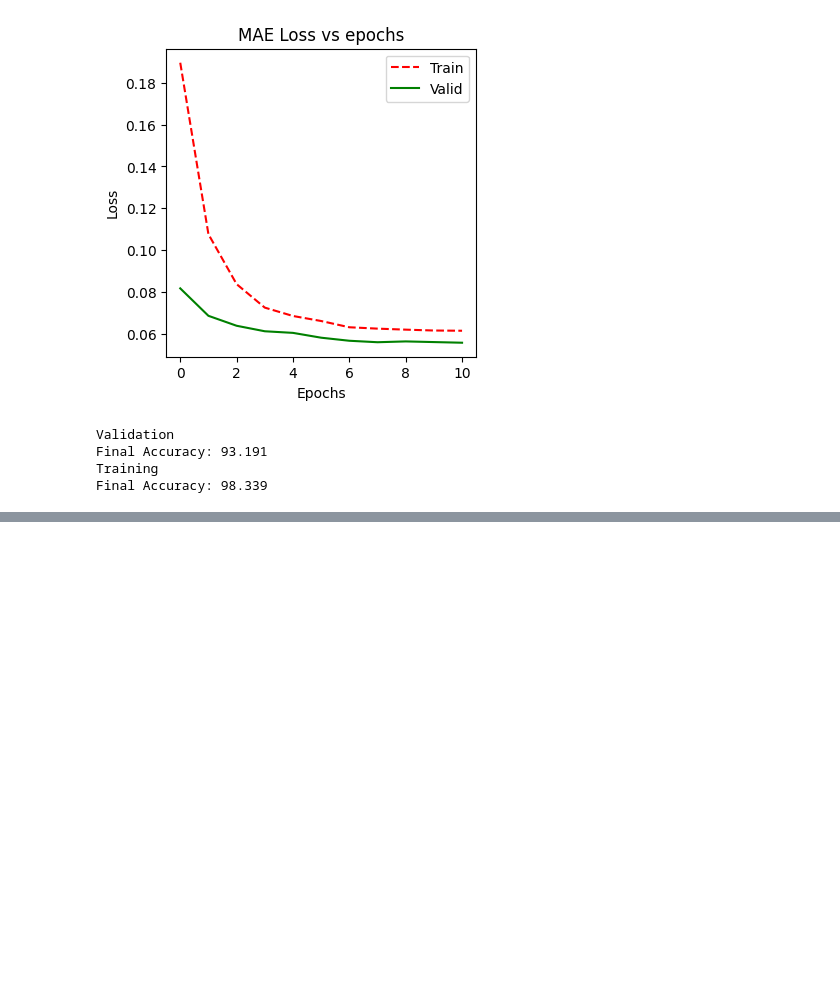
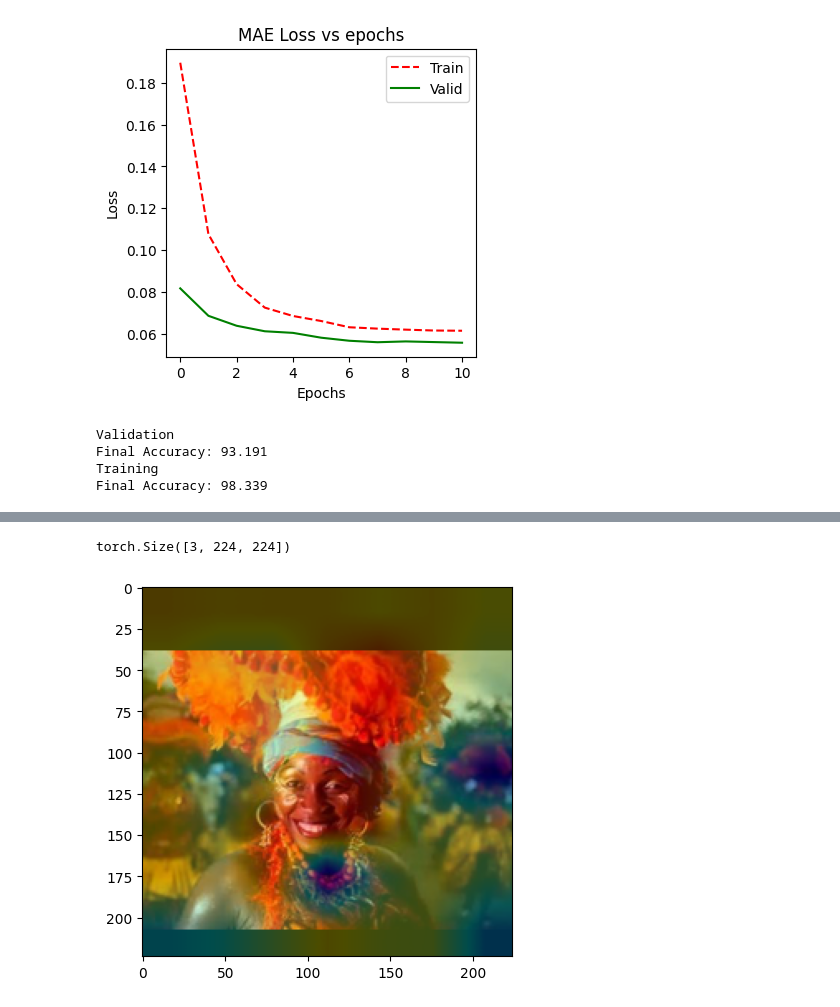
Before and after one commit to AniTho/Computer_Vision_DL, a Jupyter notebook: projects/Project-1/main_notebook.ipynb, the cells around one changed output, grey strips where cells are left out. Cells and saved outputs as stored; diff of their text form; code cells hidden in the pictures; blank space fills up the shorter version.

```diff
--- a/projects/Project-1/main_notebook.ipynb
+++ b/projects/Project-1/main_notebook.ipynb
@@ -97,0 +126,8 @@ Final Accuracy: 98.339
+# %%
+idx = 1
+img = imgs[idx]
+print(img.shape)
+gradcam_visualization(img, model)
+# %% [output]
+torch.Size([3, 224, 224])
+[figure, added]
```
Also changed, not shown: parts of 11 cells of this notebook.
